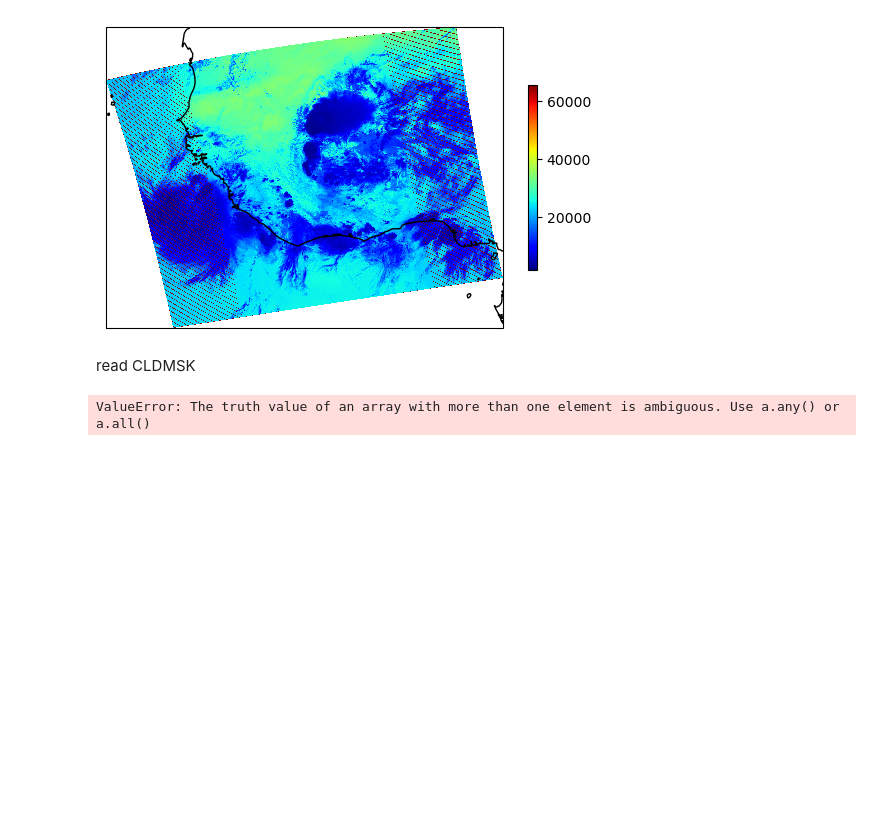
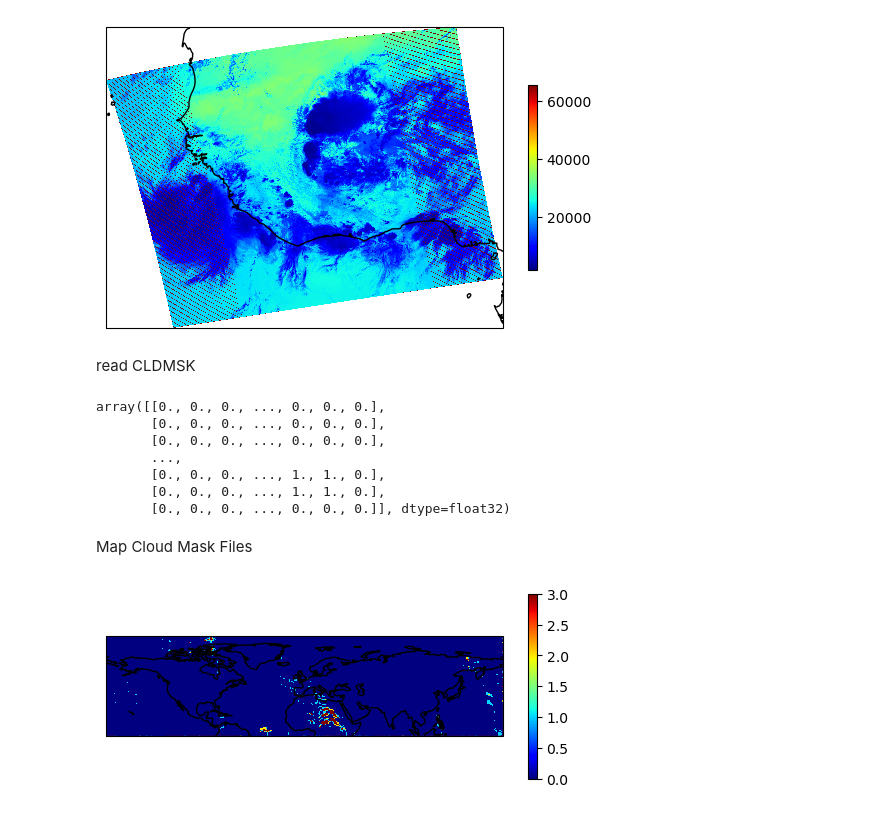
Before and after one commit to mwallace5270/Hello-World, a Jupyter notebook: Hello_VIIRS.ipynb, the cells around one changed output. Cells and saved outputs as stored; diff of their text form; code cells hidden in the pictures; blank space fills up the shorter version.

```diff
--- a/Hello_VIIRS.ipynb
+++ b/Hello_VIIRS.ipynb
@@ -296,18 +296,44 @@ CLDMSK_int = open_CLD['Integer_Cloud_Mask']
 
 # 1.) Values of 0 for “cloudy” or “probably cloudy” pixels and 1 for “probably clear” or “confidently clear” pixels
 # Create new variable
-simple_CLDMSK = CLDMSK_int
-for value in simple_CLDMSK:
-    if value == 1.00 or value == 0.00: # Confidently cloudy
-        value = 0.00
-    elif value == 3.00 or value == 4.00: # Confidently clear
-        value = 1.00
+simple_CLDMSK = CLDMSK_int.copy()
+# Values that are 1 = 0 --> Confindently cloudy
+simple_CLDMSK = xarray.where(CLDMSK_int == 1, 0, simple_CLDMSK)
+# Values that are 2 & 3 = 1 --> Confidently clear
+simple_CLDMSK = xarray.where((CLDMSK_int == 2) | (CLDMSK_int == 3), 1, simple_CLDMSK)
 
 # 2.) Value of 0 where a pixel in cloud_mask_simple is cloudy, OR when it is next to a pixel in cloud_mask_simple that is cloudy
-# Create new variable
-CLDMSK_dialated = simple_CLDMSK
+# Create new array with only the variables
+CLDMSK_dialated = simple_CLDMSK.copy()
+
+
+
+
+''' 3.) Value of 0 where cloud_mask dilated is 0 and/or land_water_mask indicates a land pixel
+(“land”, “coastline”, “ephemeral”, or “continental” classifications), and a value of 1 otherwise'''
+
 
 
 CLDMSK_dialated
 # %% [output]
-ValueError: The truth value of an array with more than one element is ambiguous. Use a.any() or a.all()
+array([[0., 0., 0., ..., 0., 0., 0.],
+       [0., 0., 0., ..., 0., 0., 0.],
+       [0., 0., 0., ..., 0., 0., 0.],
+       ...,
+       [0., 0., 0., ..., 1., 1., 0.],
+       [0., 0., 0., ..., 1., 1., 0.],
+       [0., 0., 0., ..., 0., 0., 0.]], dtype=float32)
+# %% [markdown]
+Map Cloud Mask Files
+# %%
+# Integer Cloud Mask Map
+ax = plt.axes(projection = ccrs.PlateCarree())
+pc = ax.pcolormesh(CLDMSK_int)
+# Pass the longname as the title
+ax.coastlines()
+# Colorbar and lables
+cb = plt.colorbar(pc, shrink=0.5)
+pc.set_cmap('jet') # colors: viridis, plasma, cubehelix, jet
+plt.show()
+# %% [output]
+[figure, added]
```
Also changed, not shown: parts of 3 cells of this notebook.
